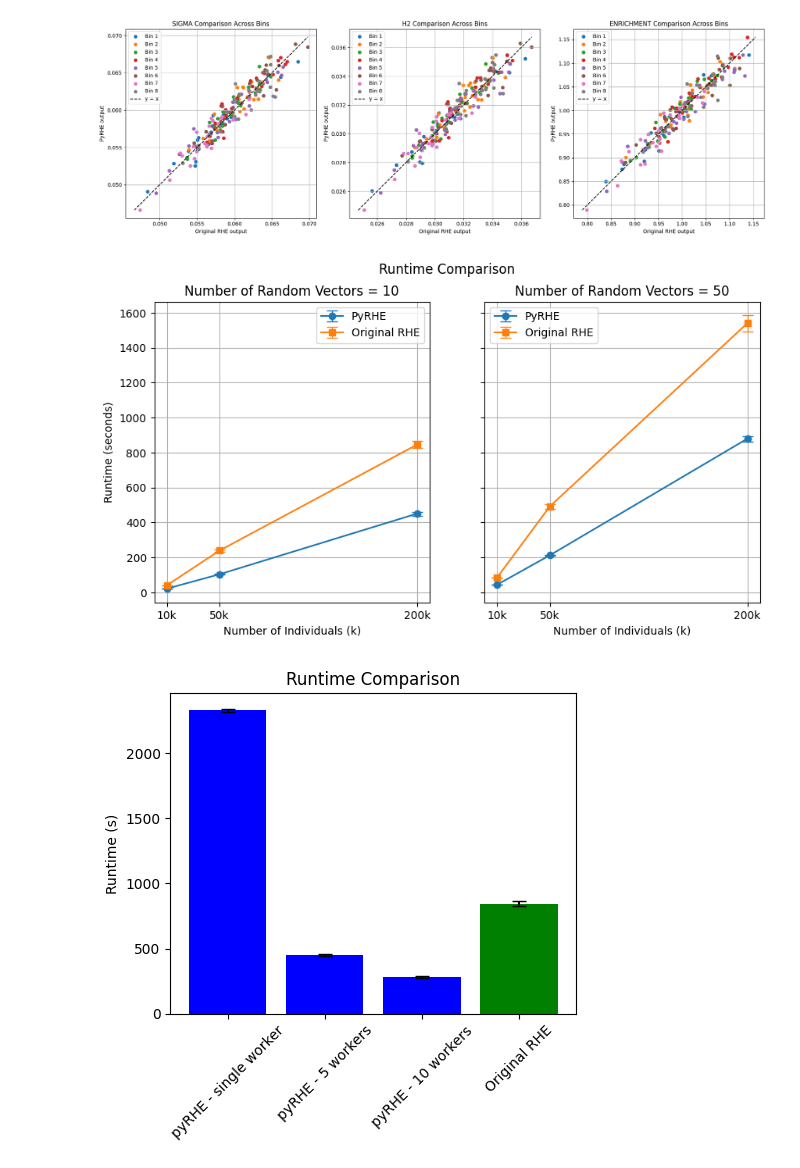
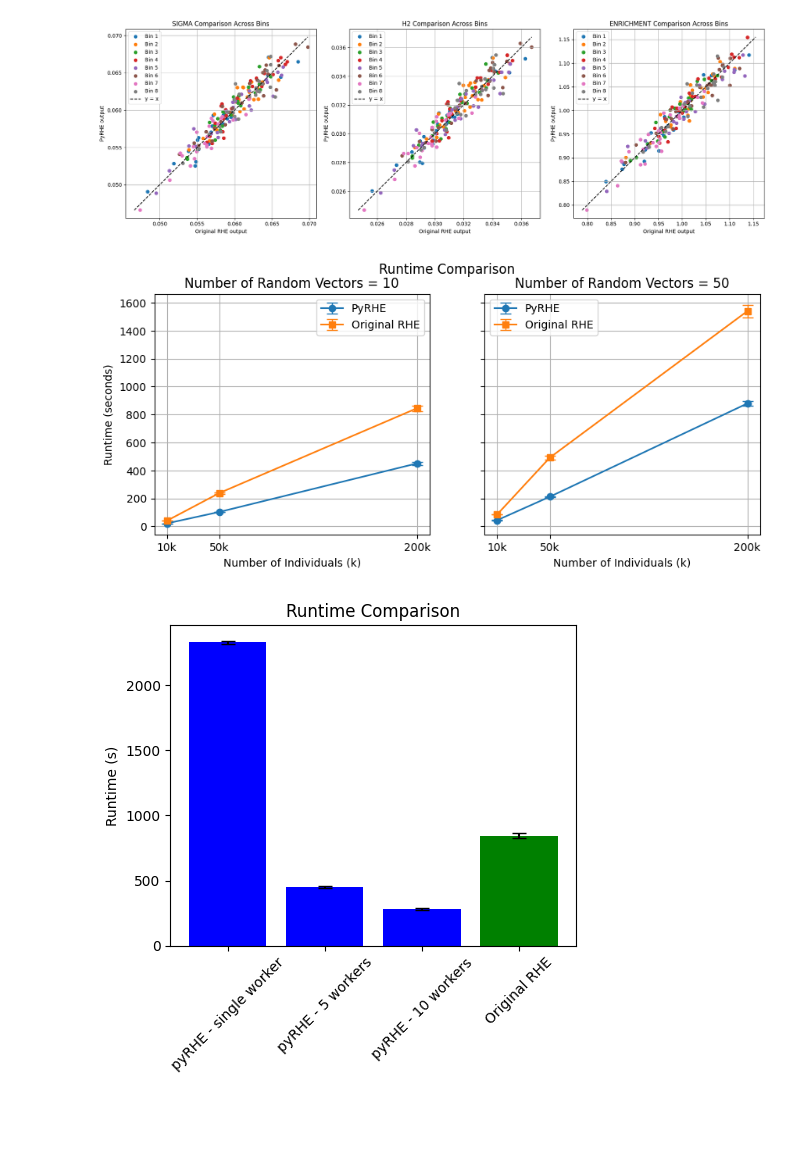
Before and after one commit to sriramlab/PyRHE, a Jupyter notebook: plotting_200k.ipynb, the cells around one changed output. Saved outputs shown, nothing was run; the diff lists cells and outputs as text; code cells hidden in the pictures; blank space fills up the shorter version.

```diff
--- a/plotting_200k.ipynb
+++ b/plotting_200k.ipynb
@@ -145,35 +145,35 @@ RHE_stds_1 = np.array([0.28, 5.64, 19.93])
 pyRHE_means_2 = np.array([43.97, 212.03, 879.13])
 pyRHE_stds_2 = np.array([0.84, 3.21, 15.97])
 RHE_means_2 = np.array([84.77, 491.44, 1539.56])
 RHE_stds_2 = np.array([0.96, 12.80, 45.31])
 
-fig, axs = plt.subplots(1, 2, figsize=(10, 5), sharey=True)
+fig, axs = plt.subplots(1, 2, figsize=(10, 4), sharey=True)
 
 axs[0].errorbar(x, pyRHE_means_1, yerr=pyRHE_stds_1, label='PyRHE', fmt='-o', capsize=5, capthick=1, elinewidth=1)
 axs[0].errorbar(x, RHE_means_1, yerr=RHE_stds_1, label='Original RHE', fmt='-s', capsize=5, capthick=1, elinewidth=1)
 axs[0].set_title('Number of Random Vectors = 10')
 axs[0].set_xlabel('Number of Individuals (k)')
 axs[0].set_ylabel('Runtime (seconds)')
 axs[0].set_xticks(x)
 axs[0].set_xticklabels([f'{i}k' for i in x])
 axs[0].legend()
 axs[0].grid(True)
 
 axs[1].errorbar(x, pyRHE_means_2, yerr=pyRHE_stds_2, label='PyRHE', fmt='-o', capsize=5, capthick=1, elinewidth=1)
 axs[1].errorbar(x, RHE_means_2, yerr=RHE_stds_2, label='Original RHE', fmt='-s', capsize=5, capthick=1, elinewidth=1)
 axs[1].set_title('Number of Random Vectors = 50')
 axs[1].set_xlabel('Number of Individuals (k)')
 # axs[1].set_ylabel('Runtime (seconds)')  # Already shared y-axis
 axs[1].set_xticks(x)
 axs[1].set_xticklabels([f'{i}k' for i in x])
 axs[1].legend()
 axs[1].grid(True)
 
 plt.suptitle('Runtime Comparison')
 
 plt.show()
 # %% [output]
-[figure, old version]
+[figure, new version]
 # %%
 import matplotlib.pyplot as plt
 
```
Also changed, not shown: 2 other files.
